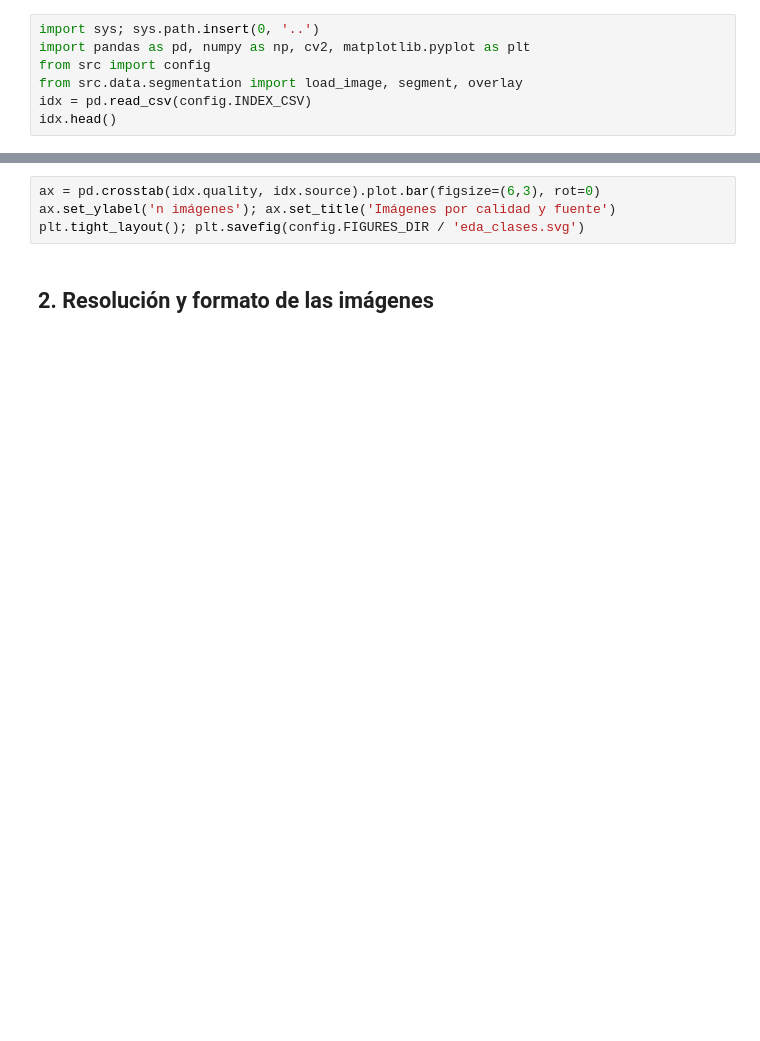
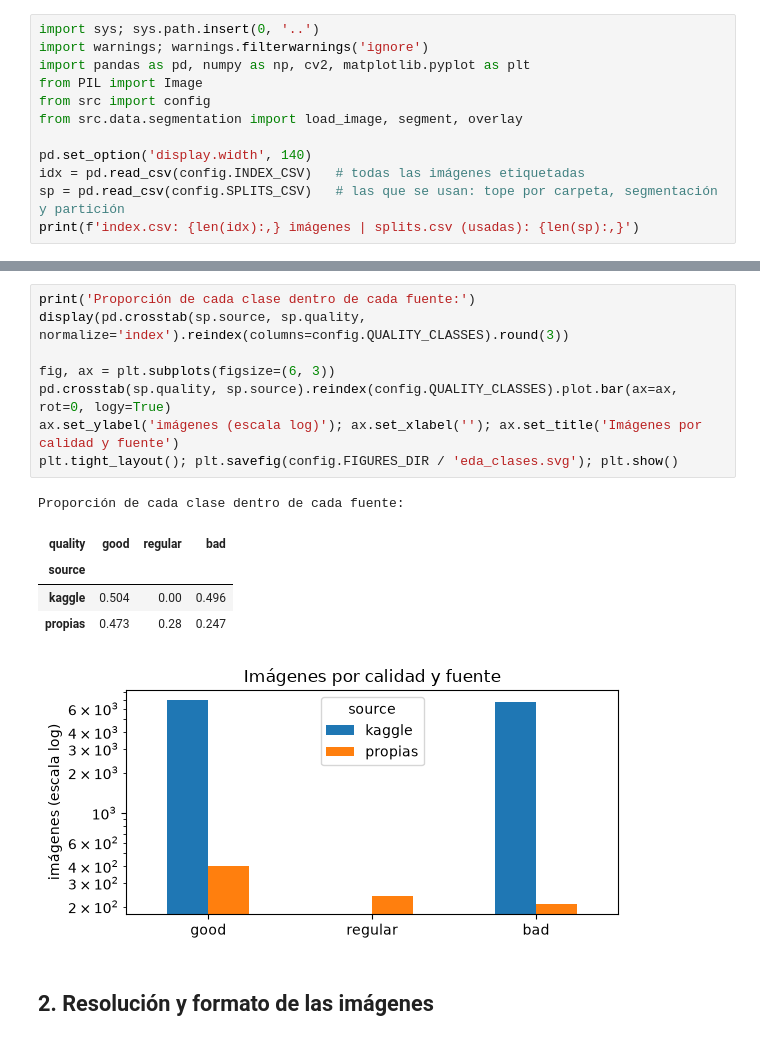
Before and after one commit to byrejaxxmodz/apo3-fruit-quality-classification, a Jupyter notebook: notebooks/01_eda.ipynb, the cells around one changed output, grey strips where cells are left out. Saved outputs shown, nothing was run; the diff lists cells and outputs as text; blank space fills up the shorter version.

```diff
--- a/notebooks/01_eda.ipynb
+++ b/notebooks/01_eda.ipynb
@@ -7,7 +7,12 @@ Preguntas guía de la consigna: distribución de clases, desbalance, calidad de
 # %%
 import sys; sys.path.insert(0, '..')
+import warnings; warnings.filterwarnings('ignore')
 import pandas as pd, numpy as np, cv2, matplotlib.pyplot as plt
+from PIL import Image
 from src import config
 from src.data.segmentation import load_image, segment, overlay
-idx = pd.read_csv(config.INDEX_CSV)
-idx.head()
+
+pd.set_option('display.width', 140)
+idx = pd.read_csv(config.INDEX_CSV)   # todas las imágenes etiquetadas
+sp = pd.read_csv(config.SPLITS_CSV)   # las que se usan: tope por carpeta, segmentación y partición
+print(f'index.csv: {len(idx):,} imágenes | splits.csv (usadas): {len(sp):,}')
@@ -20,7 +62,18 @@ tab
 # %%
-ax = pd.crosstab(idx.quality, idx.source).plot.bar(figsize=(6,3), rot=0)
-ax.set_ylabel('n imágenes'); ax.set_title('Imágenes por calidad y fuente')
-plt.tight_layout(); plt.savefig(config.FIGURES_DIR / 'eda_clases.svg')
+print('Proporción de cada clase dentro de cada fuente:')
+display(pd.crosstab(sp.source, sp.quality, normalize='index').reindex(columns=config.QUALITY_CLASSES).round(3))
+
+fig, ax = plt.subplots(figsize=(6, 3))
+pd.crosstab(sp.quality, sp.source).reindex(config.QUALITY_CLASSES).plot.bar(ax=ax, rot=0, logy=True)
+ax.set_ylabel('imágenes (escala log)'); ax.set_xlabel(''); ax.set_title('Imágenes por calidad y fuente')
+plt.tight_layout(); plt.savefig(config.FIGURES_DIR / 'eda_clases.svg'); plt.show()
+# %% [output]
+Proporción de cada clase dentro de cada fuente:
+| quality | good | regular | bad |
+| source |  |  |  |
+| kaggle | 0.504 | 0.00 | 0.496 |
+| propias | 0.473 | 0.28 | 0.247 |
+[figure, added]
 # %% [markdown]
 ## 2. Resolución y formato de las imágenes
 # %%
```
Also changed, not shown: parts of 18 cells of this notebook, 10 other files.
